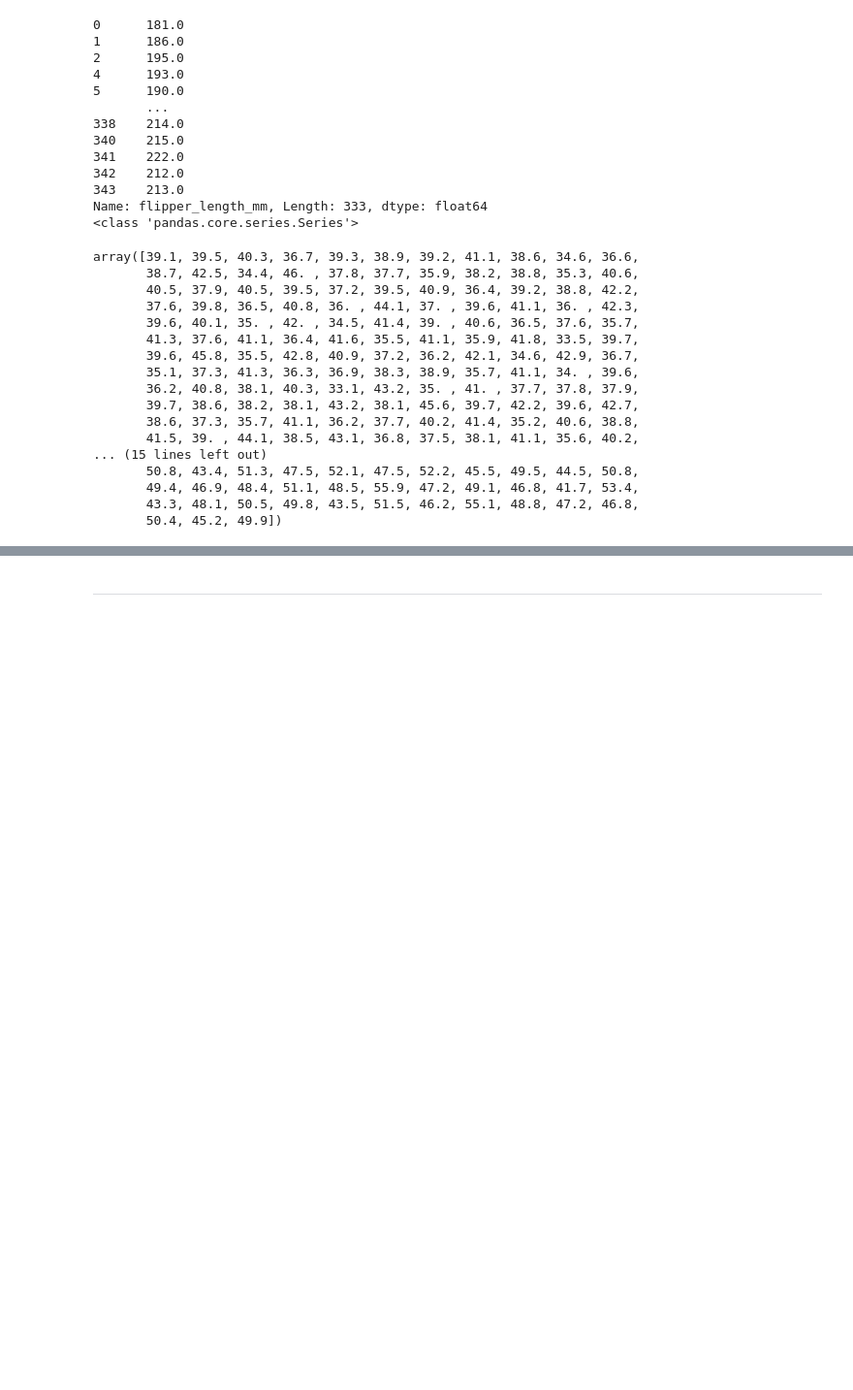
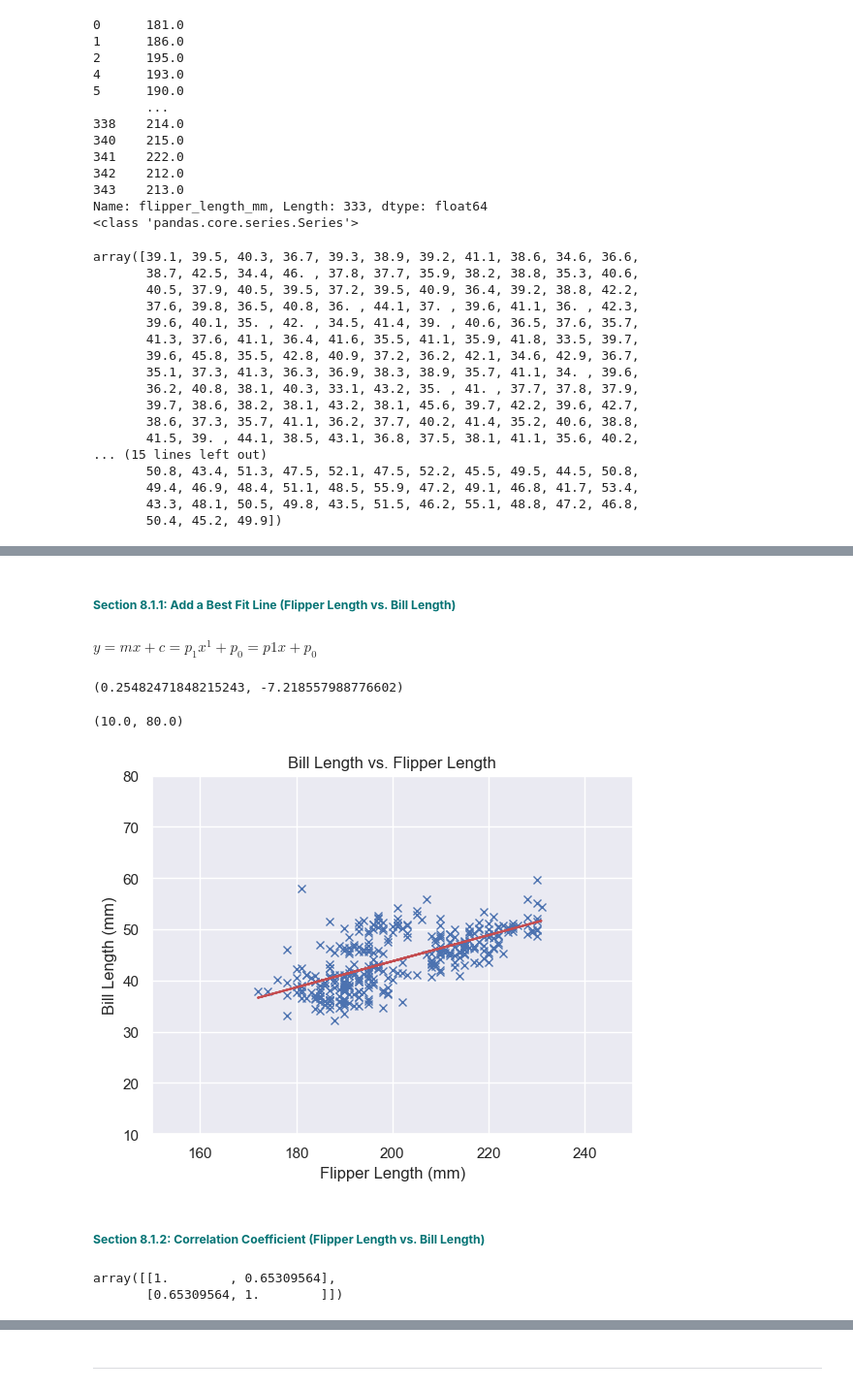
Before and after one commit to galto4/mywork, a Jupyter notebook: penguins.ipynb, the cells around one changed output, grey strips where cells are left out. Shown at 97% size. Drawn from its saved outputs; the diff is of its cells as text; code cells hidden in the pictures; blank space fills up the shorter version.

Commit message:
Correlation matrix and regression line analysis

```diff
--- a/penguins.ipynb
+++ b/penguins.ipynb
@@ -407,0 +412,46 @@ plt.tight_layout() # Adjust the padding between and around subplots
+# %% [markdown]
+##### <font color='#047374'><b>Section 8.1.1: Add a Best Fit Line (Flipper Length vs. Bill Length)</font></b><a class="anchor" id="section811"></a>
+# %% [markdown]
+$ y = mx + c = p_1 x^1 + p_0 = p1 x + p_0$
+# %%
+# Fit a straight line betwee x and y
+b, a = np.polyfit(flen, blen, deg=1)
+
+# Show m and c.
+b, a
+# %% [output]
+(0.25482471848215243, -7.218557988776602)
+# %%
+# Create a new figure and set of axis
+fig, ax = plt.subplots()
+
+# Simple Plot
+ax.plot(flen, blen, 'x')
+
+# Simple Plot
+ax.plot(flen, b * flen + a, 'r-')
+
+# Add Axis labels
+ax.set_xlabel('Flipper Length (mm)')
+ax.set_ylabel('Bill Length (mm)')
+
+# Title
+ax.set_title('Bill Length vs. Flipper Length')
+
+# Set X Limits
+ax.set_xlim(150, 250)
+
+# Set Y Limits
+ax.set_ylim(10, 80)
+# %% [output]
+(10.0, 80.0)
+[figure, added]
+# %% [markdown]
+##### <font color='#047374'><b>Section 8.1.2: Correlation Coefficient (Flipper Length vs. Bill Length)</font></b><a class="anchor" id="section812"></a>
+# %%
+# Measure the correlation
+
+np.corrcoef(flen, blen) # create correlation matrix
+# %% [output]
+array([[1.        , 0.65309564],
+       [0.65309564, 1.        ]])
```
Also changed, not shown: parts of 33 cells of this notebook.
